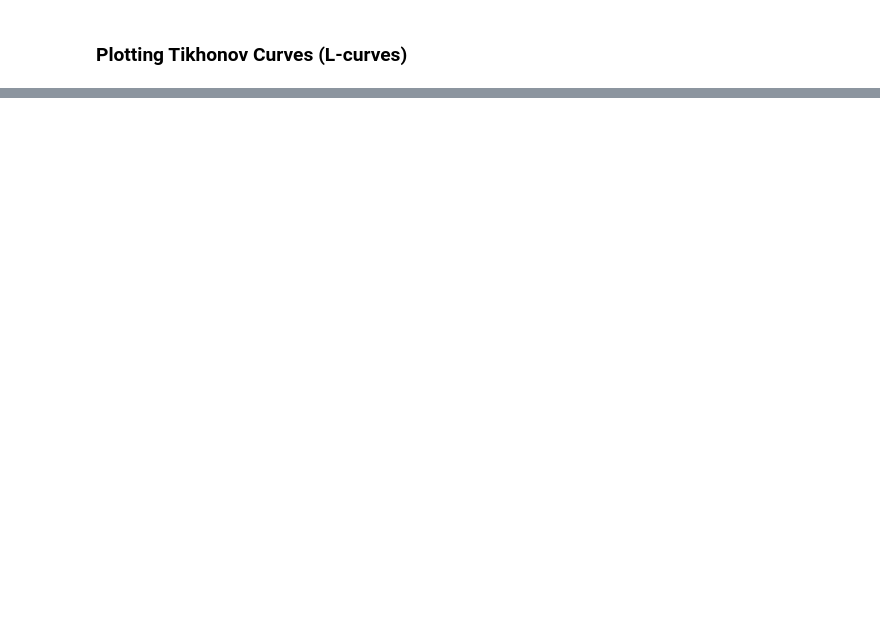
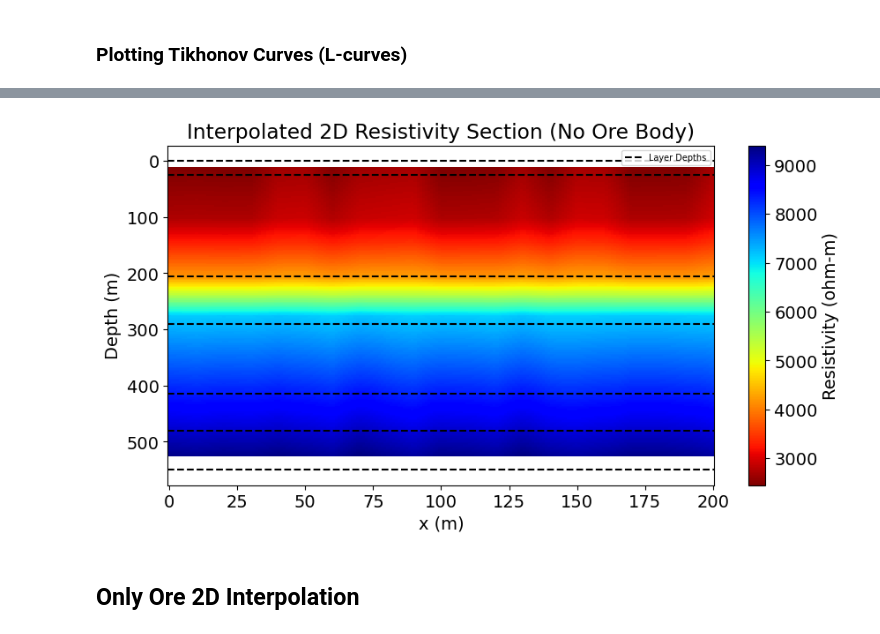
Before and after one commit to e-hdz130504/EOSC454-Inversion-Project-2026, a Jupyter notebook: 1D_AMT_Inversion.ipynb, the cells around one changed output, grey strips where cells are left out. Drawn from its saved outputs; the diff is of its cells as text; code cells hidden in the pictures; blank space fills up the shorter version.

```diff
--- a/1D_AMT_Inversion.ipynb
+++ b/1D_AMT_Inversion.ipynb
@@ -804,0 +1193,21 @@ plt.show()
+# %%
+#Plotting results!
+plt.figure(figsize=(10, 5))
+
+plt.pcolormesh(XI, ZI, rho_section, cmap = 'jet_r')
+
+#Plotting true layer depths
+for i in layer_depth:
+    plt.axhline(i, c = 'k', linestyle = '--')
+
+plt.gca().invert_yaxis()
+plt.colorbar(label='Resistivity (ohm-m)')
+plt.xlabel('x (m)')
+plt.ylabel('Depth (m)')
+plt.title('Interpolated 2D Resistivity Section (No Ore Body)')
+plt.legend(fontsize = 7, labels =['Layer Depths'], loc = 1)
+plt.show()
+# %% [output]
+[figure, added]
+# %% [markdown]
+## Only Ore 2D Interpolation
```
Also changed, not shown: parts of 21 cells of this notebook.
